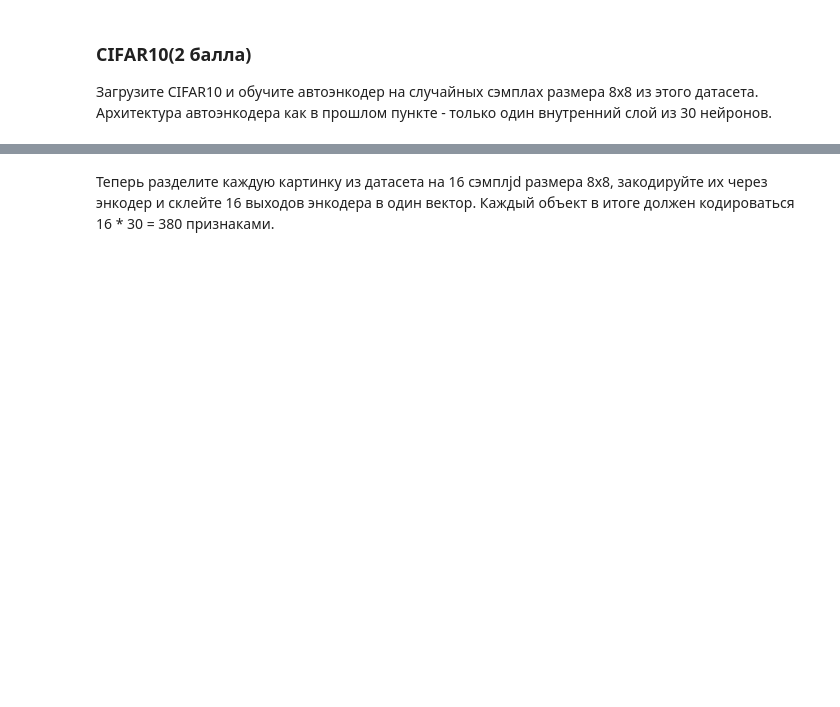
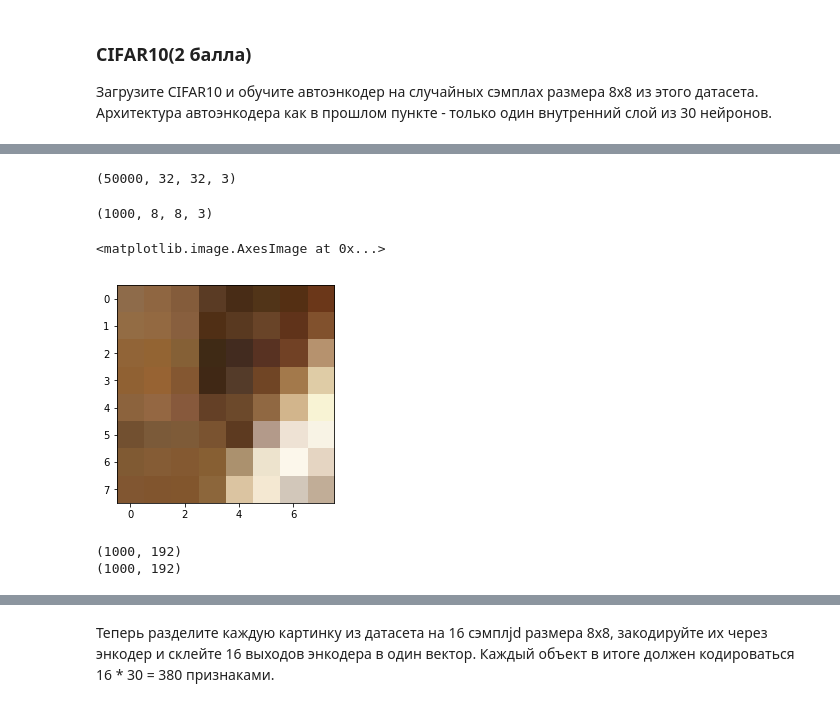
Before and after one commit to BobrG/IreneGit, a Jupyter notebook: hw3_nn.ipynb, the cells around one changed output, grey strips where cells are left out. Saved outputs shown, nothing was run; the diff lists cells and outputs as text; code cells hidden in the pictures; blank space fills up the shorter version.

```diff
--- a/hw3_nn.ipynb
+++ b/hw3_nn.ipynb
@@ -290,3 +317,6 @@ Epoch 100/100
 ### CIFAR10(2 балла)
 
 Загрузите CIFAR10 и обучите автоэнкодер на случайных сэмплах размера 8x8 из этого датасета. Архитектура автоэнкодера как в прошлом пункте - только один внутренний слой из 30 нейронов.
+# %%
+from keras.datasets import cifar10
+(x_train, y_train), (x_test, y_test) = cifar10.load_data()
@@ -292,0 +326,10 @@ Epoch 100/100
+# %%
+x_train.shape
+# %% [output]
+(50000, 32, 32, 3)
+# %%
+x_train = get_samples(x_train, len(x_train), 8)
+# %%
+x_train.shape
+# %% [output]
+(1000, 8, 8, 3)
@@ -292,0 +338,15 @@ Epoch 100/100
+# %%
+plt.imshow(x_train[0])
+# %% [output]
+<matplotlib.image.AxesImage at 0x...>
+[figure, added]
+# %%
+x_train = x_train.astype('float32') / 255.
+x_test = x_test.astype('float32') / 255.
+x_train = x_train.reshape((len(x_train), np.prod(x_train.shape[1:])))
+x_test = x_test.reshape((len(x_test), np.prod(x_test.shape[1:])))
+print(x_train.shape)
+print(x_test.shape)
+# %% [output]
+(1000, 192)
+(1000, 192)
```
Also changed, not shown: parts of 10 cells of this notebook.
